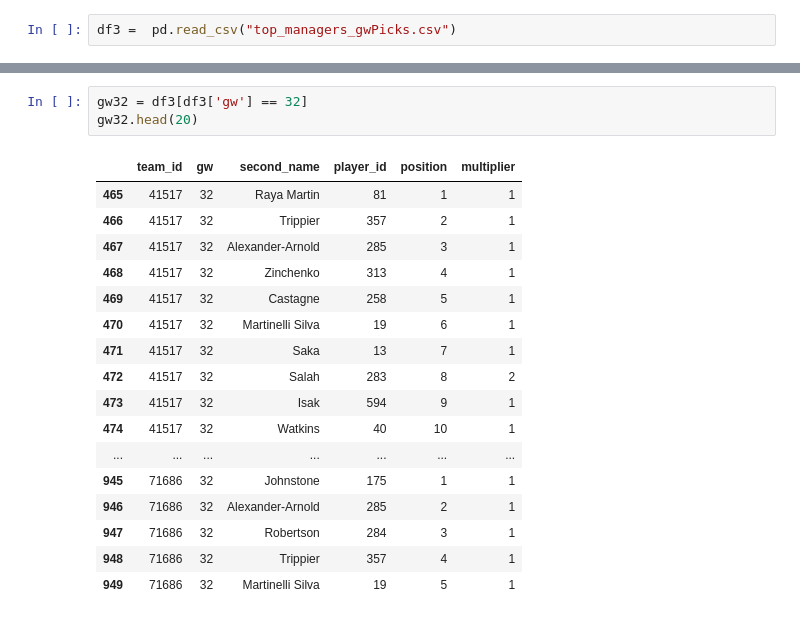
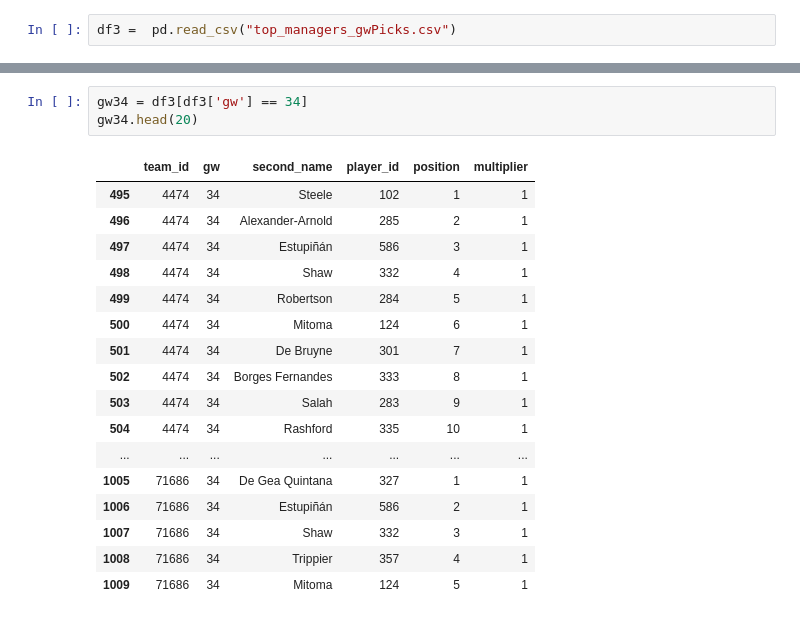
Before and after one commit to Dofften/FPL-Oort, a Jupyter notebook: trial.ipynb, the cells around one changed output, grey strips where cells are left out. Saved outputs shown, nothing was run; the diff lists cells and outputs as text.

```diff
--- a/trial.ipynb
+++ b/trial.ipynb
@@ -168,21 +168,21 @@ df
 # %%
-gw32 = df3[df3['gw'] == 32]
-gw32.head(20)
+gw34 = df3[df3['gw'] == 34]
+gw34.head(20)
 # %% [output]
 |  | team_id | gw | second_name | player_id | position | multiplier |
-| 465 | 41517 | 32 | Raya Martin | 81 | 1 | 1 |
-| 466 | 41517 | 32 | Trippier | 357 | 2 | 1 |
-| 467 | 41517 | 32 | Alexander-Arnold | 285 | 3 | 1 |
-| 468 | 41517 | 32 | Zinchenko | 313 | 4 | 1 |
-| 469 | 41517 | 32 | Castagne | 258 | 5 | 1 |
-| 470 | 41517 | 32 | Martinelli Silva | 19 | 6 | 1 |
-| 471 | 41517 | 32 | Saka | 13 | 7 | 1 |
-| 472 | 41517 | 32 | Salah | 283 | 8 | 2 |
-| 473 | 41517 | 32 | Isak | 594 | 9 | 1 |
-| 474 | 41517 | 32 | Watkins | 40 | 10 | 1 |
+| 495 | 4474 | 34 | Steele | 102 | 1 | 1 |
+| 496 | 4474 | 34 | Alexander-Arnold | 285 | 2 | 1 |
+| 497 | 4474 | 34 | Estupiñán | 586 | 3 | 1 |
+| 498 | 4474 | 34 | Shaw | 332 | 4 | 1 |
+| 499 | 4474 | 34 | Robertson | 284 | 5 | 1 |
+| 500 | 4474 | 34 | Mitoma | 124 | 6 | 1 |
+| 501 | 4474 | 34 | De Bruyne | 301 | 7 | 1 |
+| 502 | 4474 | 34 | Borges Fernandes | 333 | 8 | 1 |
+| 503 | 4474 | 34 | Salah | 283 | 9 | 1 |
+| 504 | 4474 | 34 | Rashford | 335 | 10 | 1 |
 | ... | ... | ... | ... | ... | ... | ... |
-| 945 | 71686 | 32 | Johnstone | 175 | 1 | 1 |
-| 946 | 71686 | 32 | Alexander-Arnold | 285 | 2 | 1 |
-| 947 | 71686 | 32 | Robertson | 284 | 3 | 1 |
-| 948 | 71686 | 32 | Trippier | 357 | 4 | 1 |
-| 949 | 71686 | 32 | Martinelli Silva | 19 | 5 | 1 |
+| 1005 | 71686 | 34 | De Gea Quintana | 327 | 1 | 1 |
+| 1006 | 71686 | 34 | Estupiñán | 586 | 2 | 1 |
+| 1007 | 71686 | 34 | Shaw | 332 | 3 | 1 |
+| 1008 | 71686 | 34 | Trippier | 357 | 4 | 1 |
+| 1009 | 71686 | 34 | Mitoma | 124 | 5 | 1 |
```
Also changed, not shown: parts of 11 cells of this notebook.
